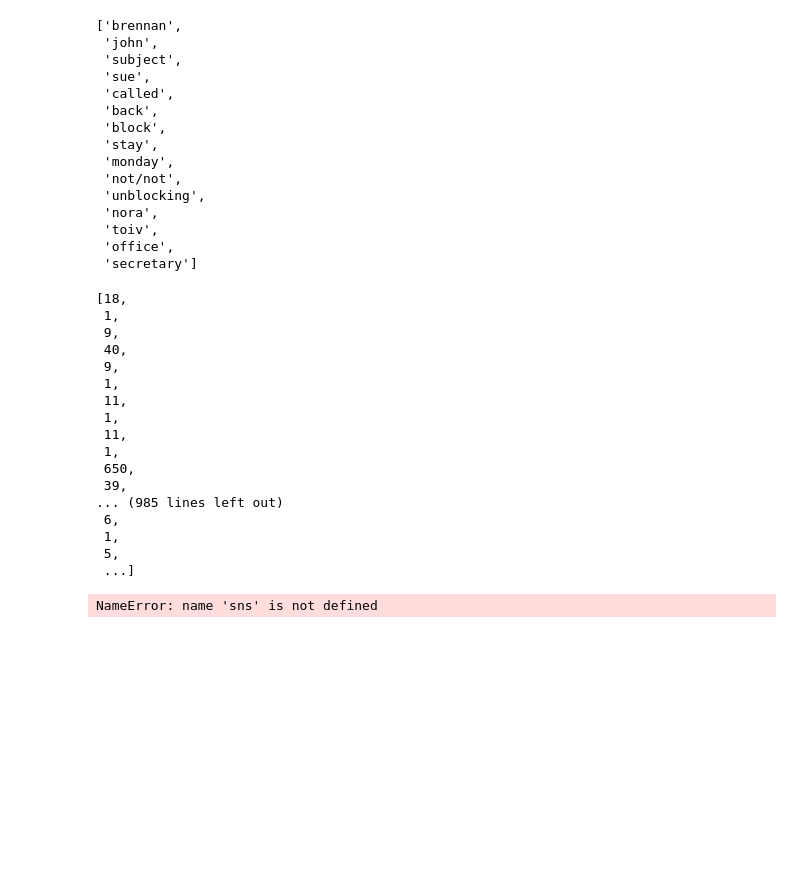
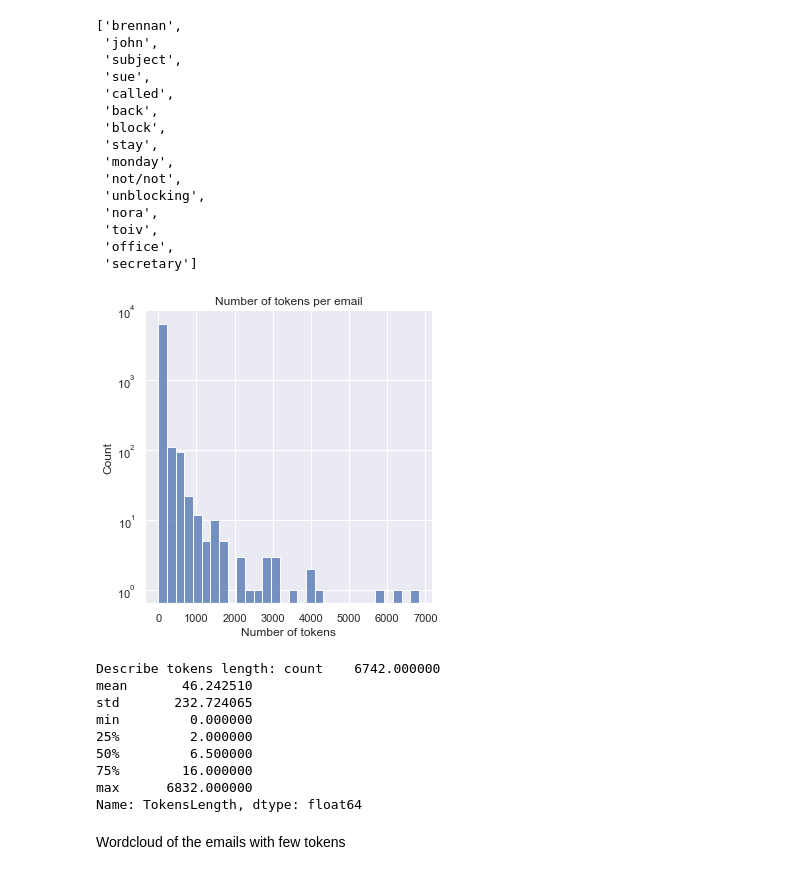
Before and after one commit to gianlucagiudice/hillary-clinton-leaked-emails, a Jupyter notebook: preprocess.ipynb, the cells around one changed output. Drawn from its saved outputs; the diff is of its cells as text; code cells hidden in the pictures; blank space fills up the shorter version.

```diff
--- a/preprocess.ipynb
+++ b/preprocess.ipynb
@@ -41,7 +81,6 @@ Preprocessing
 # %%
 # Body preprocessing
 def clean_body(body):
-    days = ['Monday', 'Tuesday', 'Wednesday', 'Thursday', 'Friday', 'Saturday', 'Sunday']
     email_header = re.compile(r'.+[^<]+<[^>]+>', re.IGNORECASE)
     re_header = re.compile(r'(Delivered:\s+)?RE:[^\n]+\n', re.IGNORECASE)
     fw_header = re.compile(r'FW:[^\n]+\n', re.IGNORECASE)
@@ -91,7 +130,7 @@ def tokenize_body(body):
     # Remove punctuation
     tokenized = [token for token in tokenized if token not in string.punctuation]
     # Remove stopwords
-    stop = stopwords.words('english') + [':', '.', '@']
+    stop = stopwords.words('english') + [':', '.', '@'] + ["n't"]
     tokenized = [token for token in tokenized if token not in stop]
     # Remove numbers
     tokenized = [token for token in tokenized if not re.search(r'\d', token)]
@@ -122,28 +161,24 @@ def process_body(body):
     return tokenized
 # %%
 df['Tokenized'] = df['ExtractedBodyText'].apply(process_body)
-# %%
-tokens_length = [len(x) for x in df['Tokenized']]
-tokens_length
-# %% [output]
-[18,
- 1,
- 9,
- 40,
- 9,
- 1,
- 11,
- 1,
- 11,
- 1,
- 650,
- 39,
-... (985 lines left out)
- 6,
- 1,
- 5,
- ...]
-# %%
-sns.displot(tokens_length)
-# %% [output]
-NameError: name 'sns' is not defined
+# %%
+df['TokensLength'] = [len(x) for x in df['Tokenized']]
+
+ax = sns.displot(df['TokensLength'], log=True, bins=30)
+ax.set_xlabels("Number of tokens")
+plt.title("Number of tokens per email")
+plt.show()
+print("Describe tokens length:", df['TokensLength'].describe())
+# %% [output]
+[figure, added]
+Describe tokens length: count    6742.000000
+mean       46.242510
+std       232.724065
+min         0.000000
+25%         2.000000
+50%         6.500000
+75%        16.000000
+max      6832.000000
+Name: TokensLength, dtype: float64
+# %% [markdown]
+Wordcloud of the emails with few tokens
```
Also changed, not shown: parts of 13 cells of this notebook.
